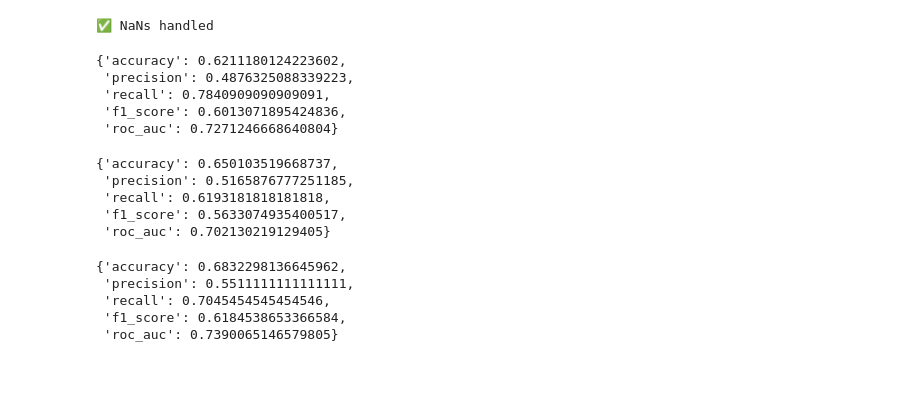
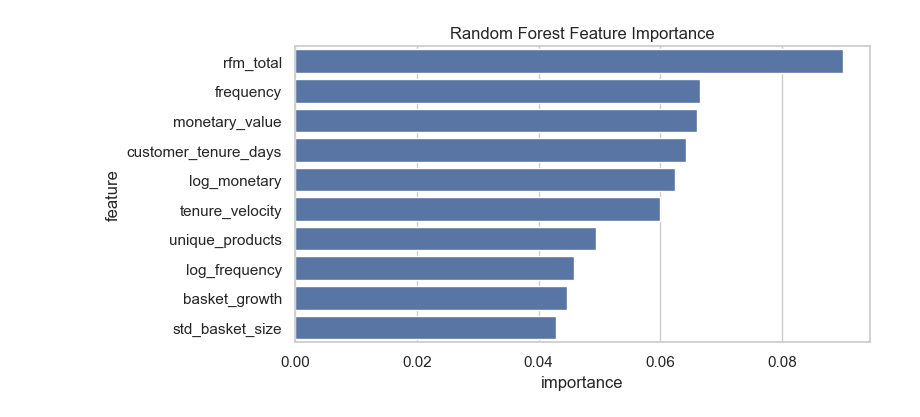
Before and after one commit to vinay-gupta-kandula/ecommerce-churn-prediction, a Jupyter notebook: notebooks/05_advanced_models.ipynb, the cells around one changed output. Saved outputs shown, nothing was run; the diff lists cells and outputs as text; code cells hidden in the pictures; blank space fills up the shorter version.

```diff
--- a/notebooks/05_advanced_models.ipynb
+++ b/notebooks/05_advanced_models.ipynb
@@ -33,11 +199,17 @@ Churn rate: 0.36436170212765956
+# %%
+df = pd.read_csv(DATA_PATH / "customer_features.csv")
+
+drop_cols = ["customerid", "churn"]
+X = df.drop(columns=drop_cols)
+y = df["churn"]
+# %%
+X_train, X_val, y_train, y_val = train_test_split(
+    X, y, test_size=0.30, stratify=y, random_state=42
+)
 # %%
 imputer = SimpleImputer(strategy="median")
+scaler = StandardScaler()
 
-X_train = imputer.fit_transform(X_train)
-X_val   = imputer.transform(X_val)
-X_test  = imputer.transform(X_test)
-
-print("✅ NaNs handled")
+X_train = scaler.fit_transform(imputer.fit_transform(X_train))
+X_val   = scaler.transform(imputer.transform(X_val))
-# %% [output]
-✅ NaNs handled
 # %%
@@ -53,41 +225,33 @@ def evaluate_model(model, X, y):
         "roc_auc": roc_auc_score(y, y_prob)
     }
 # %%
+start = time.time()
+
 log_reg = LogisticRegression(
     max_iter=1000,
     class_weight="balanced",
     random_state=42
 )
-
 log_reg.fit(X_train, y_train)
 
-baseline_metrics = evaluate_model(log_reg, X_val, y_val)
-baseline_metrics
+log_metrics = evaluate(log_reg, X_val, y_val)
+log_time = time.time() - start
-# %% [output]
-{'accuracy': 0.6211180124223602,
- 'precision': 0.4876325088339223,
- 'recall': 0.7840909090909091,
- 'f1_score': 0.6013071895424836,
- 'roc_auc': 0.7271246668640804}
 # %%
+start = time.time()
+
 dt = DecisionTreeClassifier(
     max_depth=6,
     min_samples_leaf=20,
     class_weight="balanced",
     random_state=42
 )
-
 dt.fit(X_train, y_train)
 
-dt_metrics = evaluate_model(dt, X_val, y_val)
-dt_metrics
+dt_metrics = evaluate(dt, X_val, y_val)
+dt_time = time.time() - start
-# %% [output]
-{'accuracy': 0.650103519668737,
- 'precision': 0.5165876777251185,
- 'recall': 0.6193181818181818,
- 'f1_score': 0.5633074935400517,
- 'roc_auc': 0.702130219129405}
 # %%
+start = time.time()
+
 rf = RandomForestClassifier(
     n_estimators=200,
     max_depth=8,
@@ -96,15 +260,22 @@ rf = RandomForestClassifier(
     random_state=42,
     n_jobs=-1
 )
-
 rf.fit(X_train, y_train)
 
-rf_metrics = evaluate_model(rf, X_val, y_val)
-rf_metrics
+rf_metrics = evaluate(rf, X_val, y_val)
+rf_time = time.time() - start
-# %% [output]
-{'accuracy': 0.6832298136645962,
- 'precision': 0.5511111111111111,
- 'recall': 0.7045454545454546,
- 'f1_score': 0.6184538653366584,
- 'roc_auc': 0.7390065146579805}
+# %%
+rf_importance = pd.DataFrame({
+    "feature": X.columns,
+    "importance": rf.feature_importances_
+}).sort_values("importance", ascending=False).head(10)
+
+plt.figure(figsize=(8,4))
+sns.barplot(data=rf_importance, x="importance", y="feature")
+plt.title("Random Forest Feature Importance")
+plt.tight_layout()
+plt.savefig("../visualizations/rf_feature_importance.png")
+plt.show()
+# %% [output]
+[figure, added]
 # %%
```
Also changed, not shown: parts of 18 cells of this notebook, 5 other files.
